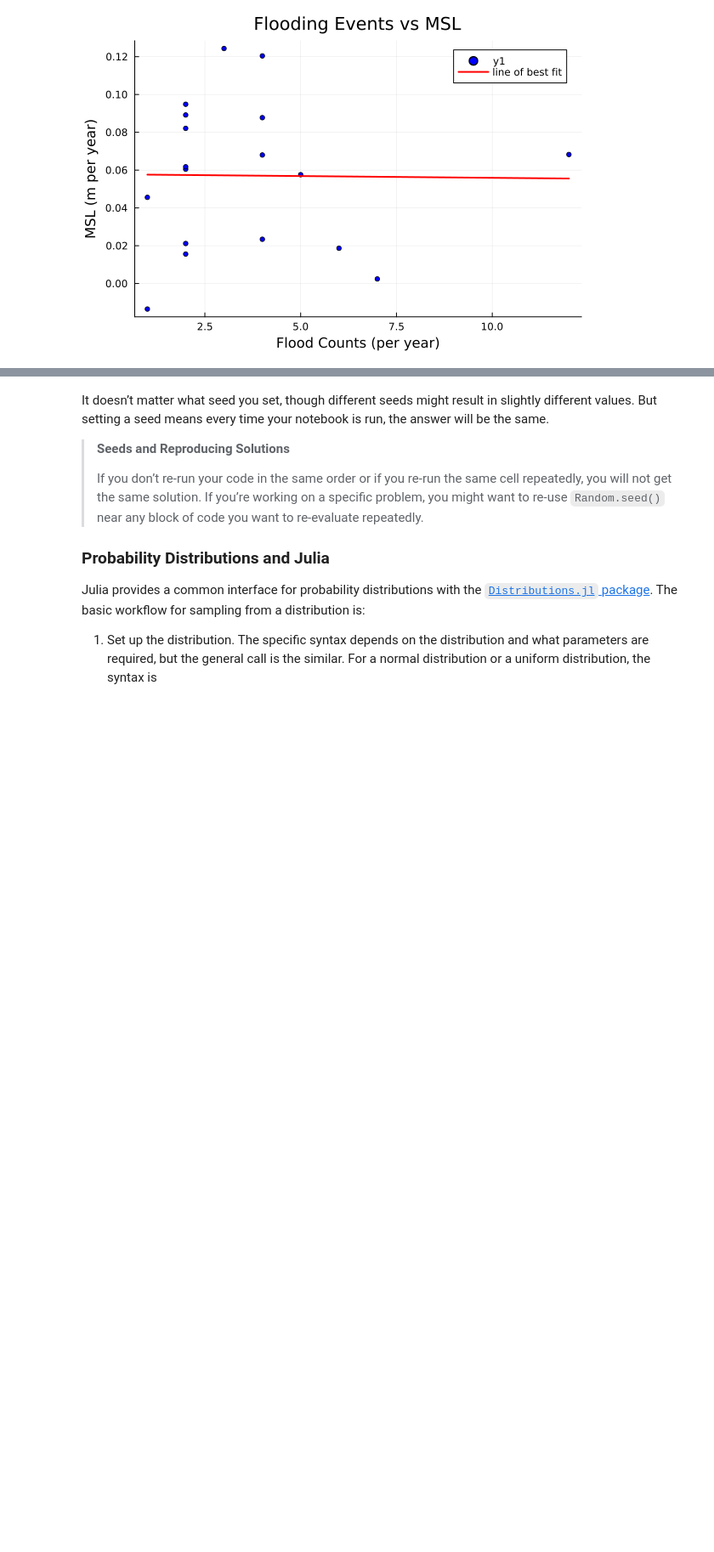
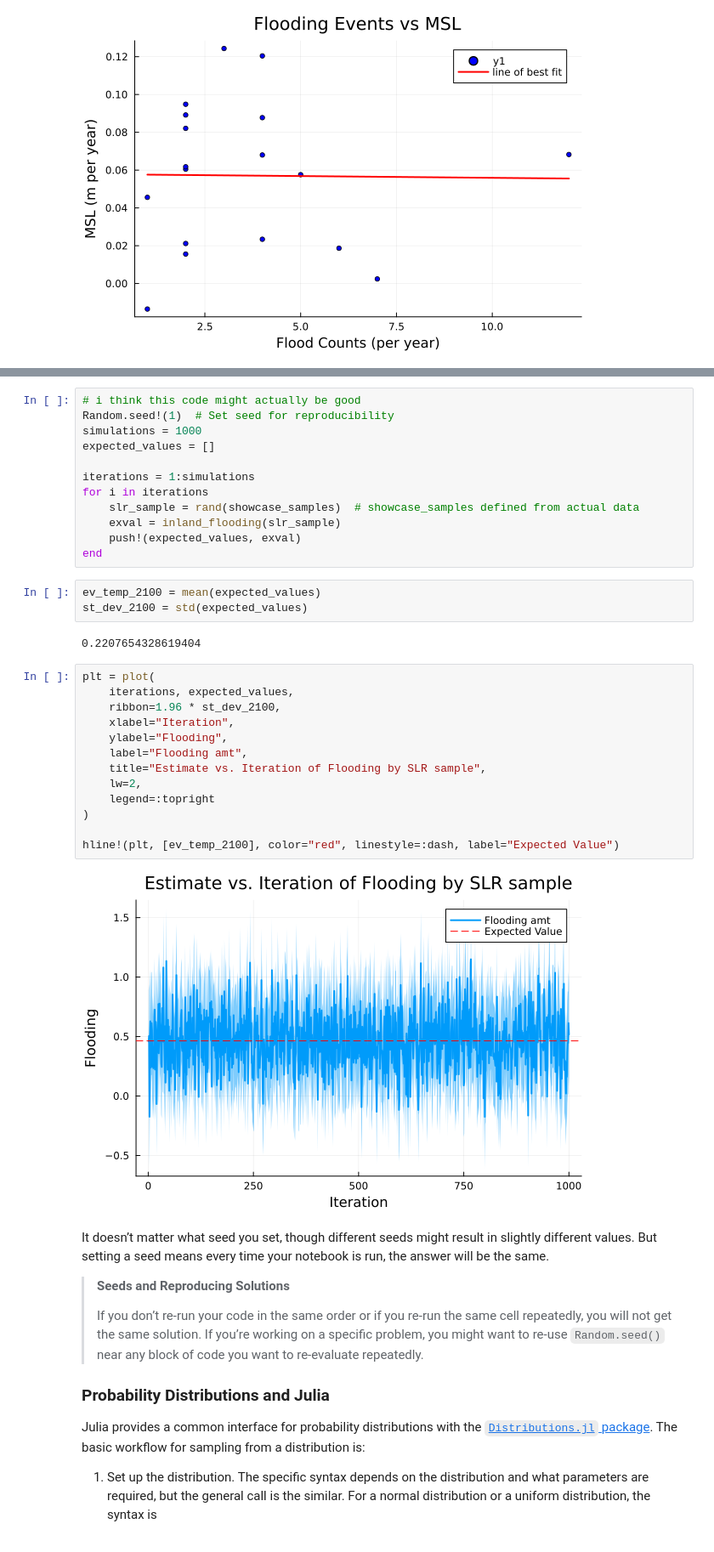
Before and after one commit to rms428/SLR-to-BI-4750, a Jupyter notebook: firstmcpass.ipynb, the cells around one changed output, grey strips where cells are left out. Shown at 85% size. Saved outputs shown, nothing was run; the diff lists cells and outputs as text; blank space fills up the shorter version.

```diff
--- a/firstmcpass.ipynb
+++ b/firstmcpass.ipynb
@@ -246,3 +255,35 @@ plot!(average_msl_by_year.flood_counts, predict(model), label="line of best fit"
+# %%
+# i think this code might actually be good
+Random.seed!(1)  # Set seed for reproducibility
+simulations = 1000
+expected_values = []
+
+iterations = 1:simulations
+for i in iterations
+    slr_sample = rand(showcase_samples)  # showcase_samples defined from actual data
+    exval = inland_flooding(slr_sample)
+    push!(expected_values, exval)
+end
+# %%
+ev_temp_2100 = mean(expected_values)
+st_dev_2100 = std(expected_values)
+# %% [output]
+0.2207654328619404
+# %%
+plt = plot(
+    iterations, expected_values,
+    ribbon=1.96 * st_dev_2100,
+    xlabel="Iteration",
+    ylabel="Flooding",
+    label="Flooding amt",
+    title="Estimate vs. Iteration of Flooding by SLR sample",
+    lw=2,
+    legend=:topright
+)
+
+hline!(plt, [ev_temp_2100], color="red", linestyle=:dash, label="Expected Value")
+# %% [output]
+[figure, added]
 # %% [markdown]
 It doesn’t matter what seed you set, though different seeds might result
 in slightly different values. But setting a seed means every time your
```
Also changed, not shown: parts of 4 cells of this notebook.
